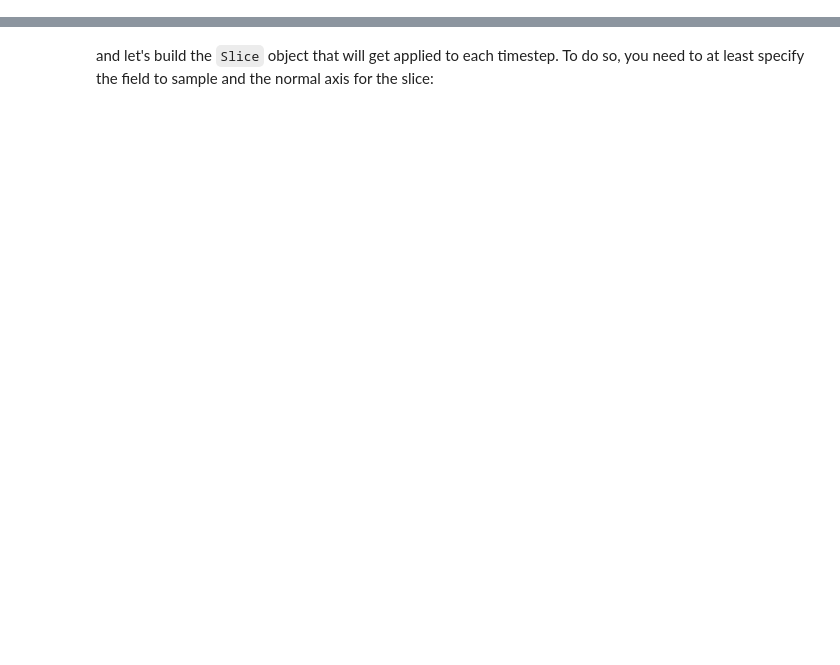
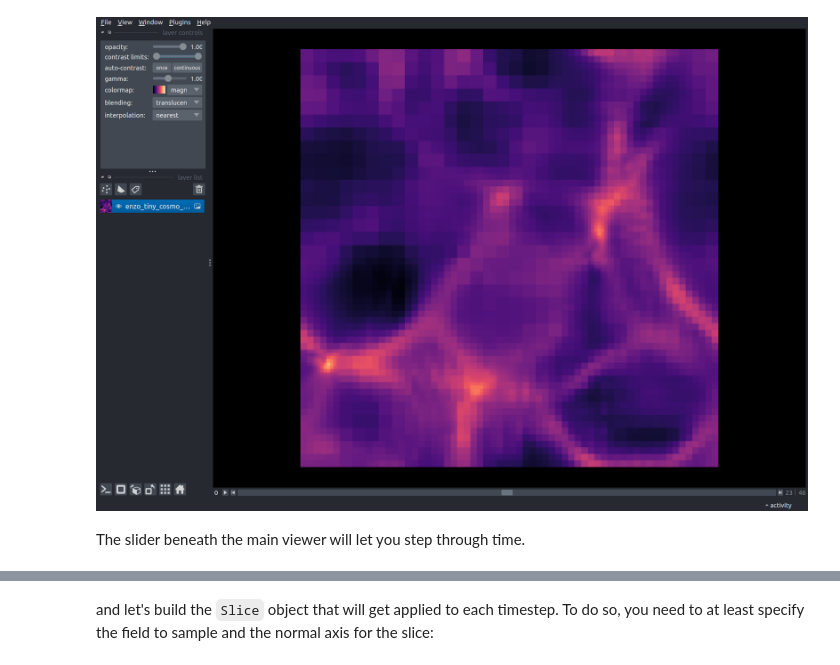
Before and after one commit to data-exp-lab/yt-napari, a Jupyter notebook: docs/examples/ytnapari_scene_04_timeseries.ipynb, the cells around one changed output, grey strips where cells are left out. Saved outputs shown, nothing was run; the diff lists cells and outputs as text; code cells hidden in the pictures; blank space fills up the shorter version.

```diff
--- a/docs/examples/ytnapari_scene_04_timeseries.ipynb
+++ b/docs/examples/ytnapari_scene_04_timeseries.ipynb
@@ -6,0 +17,7 @@ Unlike `yt` proper, you first instantiate a selection object **separate** from a
+# %%
+from yt_napari import timeseries
+import yt
+import napari
+
+yt.set_log_level(50)  # disable logging to keep notebook output manageable
+v = napari.Viewer()
@@ -6,0 +31,7 @@ Unlike `yt` proper, you first instantiate a selection object **separate** from a
+# %%
+from napari.utils import nbscreenshot
+nbscreenshot(v)
+# %% [output]
+[figure, added]
+# %% [markdown]
+The slider beneath the main viewer will let you step through time.
```
Also changed, not shown: parts of 47 cells of this notebook, 4 other files.
